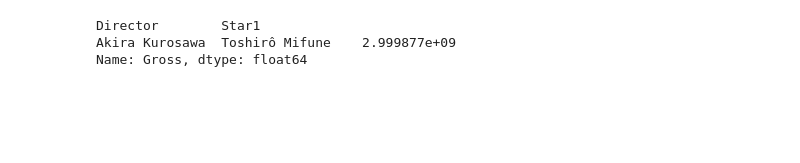
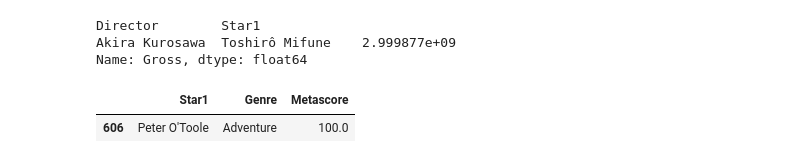
Before and after one commit to rabiuldiu30/Pandas-Groupby-Objects, a Jupyter notebook: groupby-objects.ipynb, the cells around one changed output. Cells and saved outputs as stored; diff of their text form; code cells hidden in the pictures; blank space fills up the shorter version.

```diff
--- a/groupby-objects.ipynb
+++ b/groupby-objects.ipynb
@@ -430,3 +430,9 @@ duo['Gross'].sum().sort_values(ascending=False).head(1)
 Director        Star1
 Akira Kurosawa  Toshirô Mifune    2.999877e+09
 Name: Gross, dtype: float64
+# %%
+# find the best(in-terms of metascore(avg)) actor-> genre combo
+movies.groupby(['Star1','Genre'])['Metascore'].mean().reset_index().sort_values('Metascore', ascending=False).head(1)
+# %% [output]
+|  | Star1 | Genre | Metascore |
+| 606 | Peter O'Toole | Adventure | 100.0 |
```
Also changed, not shown: parts of 1 cell of this notebook.
